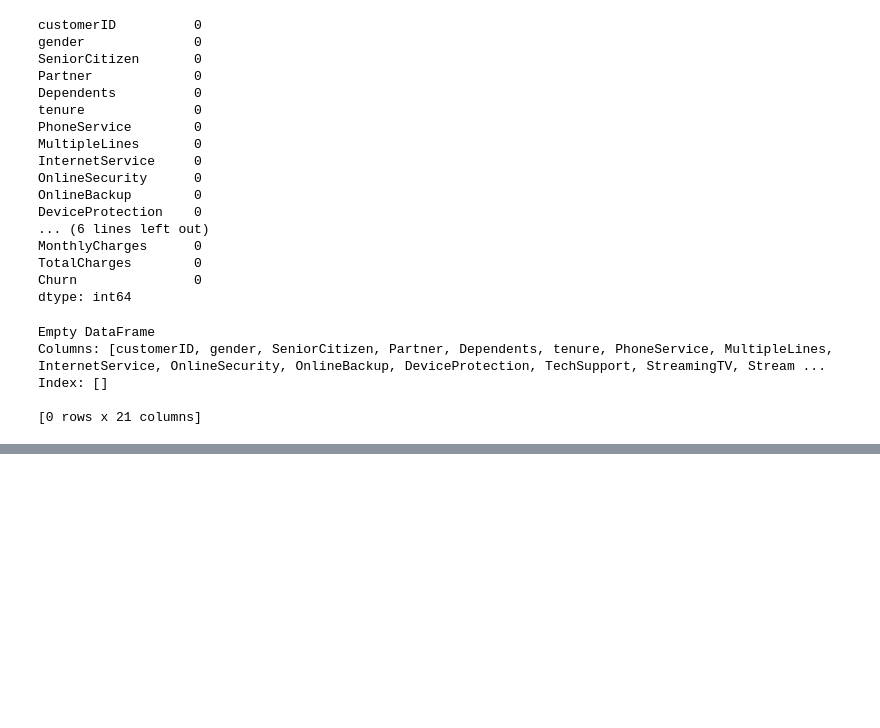
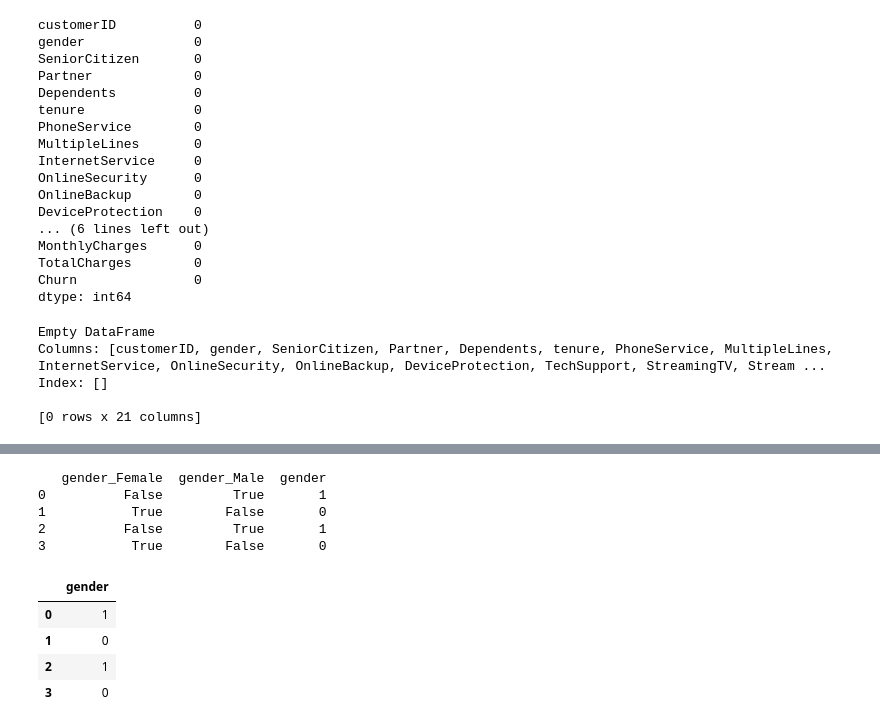
Before and after one commit to amadasunese/cta_bootcamp, a Jupyter notebook: notebook.ipynb, the cells around one changed output, grey strips where cells are left out. Cells and saved outputs as stored; diff of their text form; code cells hidden in the pictures; blank space fills up the shorter version.

```diff
--- a/notebook.ipynb
+++ b/notebook.ipynb
@@ -108,0 +90,31 @@ max         1.000000    72.000000      118.750000
+# %%
+# # Sample DataFrame (replace with your actual 'clean_df' containing a 'gender' column)
+# data = {'gender': ['Male', 'Female', 'Male', 'Female']}
+# clean_df = pd.DataFrame(data)
+
+# Perform one-hot encoding for the 'gender' column
+encode_clean_df = pd.get_dummies(clean_df, columns=['gender'], prefix=['gender'])
+
+# Replace 'Male' with 1 and 'Female' with 0 in the 'gender' column
+encode_clean_df['gender'] = clean_df['gender'].map({'Male': 1, 'Female': 0})
+
+# Now, 'clean_df' contains a single 'gender' column with 1s and 0s, and the name is retained
+print(encode_clean_df)
+# %% [output]
+   gender_Female  gender_Male  gender
+0          False         True       1
+1           True        False       0
+2          False         True       1
+3           True        False       0
+# %%
+
+
+# Remove the gender column after merging
+encode_clean_df = encode_clean_df.drop(['gender_Male', 'gender_Female'], axis=1)
+encode_clean_df
+# %% [output]
+|  | gender |
+| 0 | 1 |
+| 1 | 0 |
+| 2 | 1 |
+| 3 | 0 |
```
Also changed, not shown: parts of 12 cells of this notebook.
